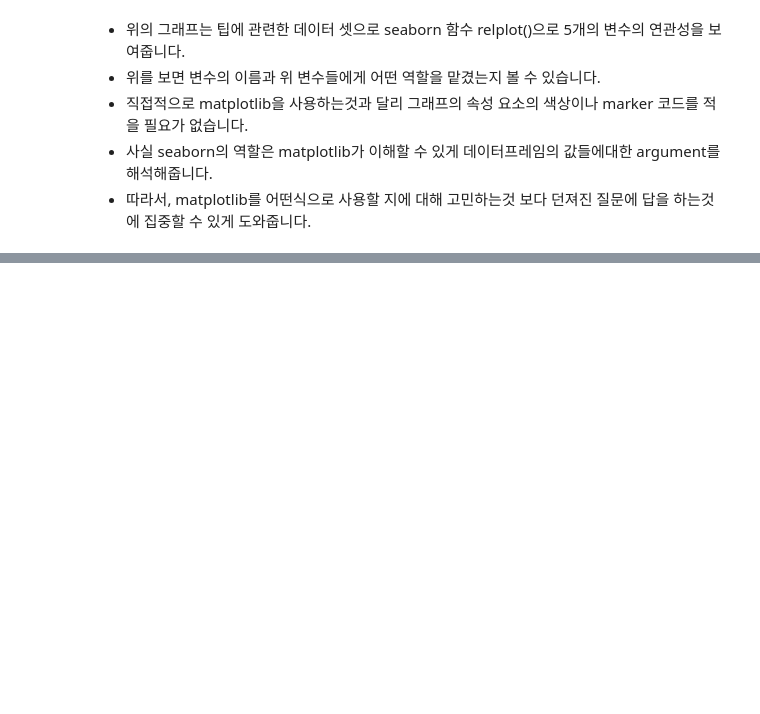
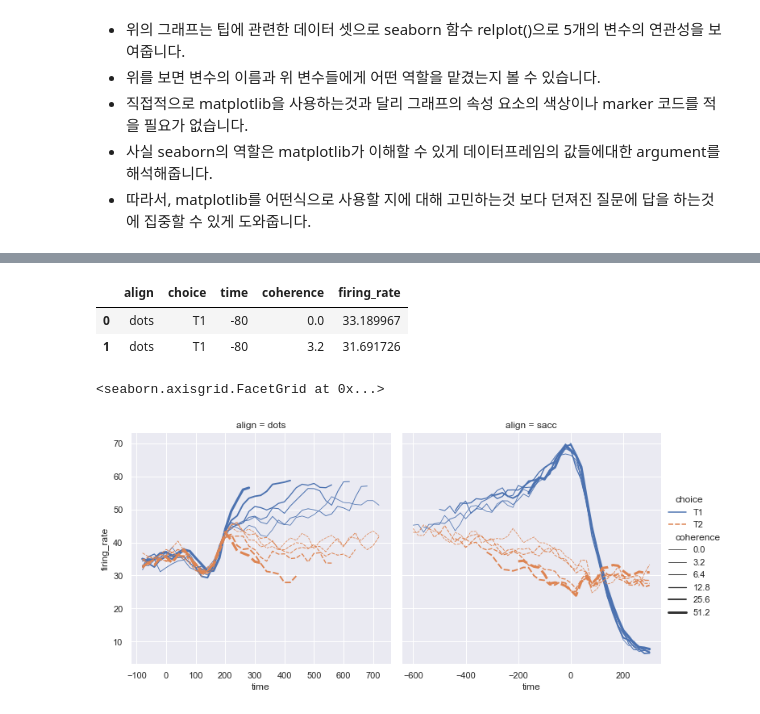
Before and after one commit to Daconic/Seaborn_tutorial_KOR, a Jupyter notebook: An introduction to seaborn .ipynb, the cells around one changed output, grey strips where cells are left out. Cells and saved outputs as stored; diff of their text form; code cells hidden in the pictures; blank space fills up the shorter version.

```diff
--- a/An introduction to seaborn .ipynb
+++ b/An introduction to seaborn .ipynb
@@ -68,0 +80,16 @@ sns.relplot(
+# %%
+dots.head(2)
+# %% [output]
+|  | align | choice | time | coherence | firing_rate |
+| 0 | dots | T1 | -80 | 0.0 | 33.189967 |
+| 1 | dots | T1 | -80 | 3.2 | 31.691726 |
+# %%
+dots = sns.load_dataset("dots")
+sns.relplot(
+    data=dots, kind="line",
+    x="time", y="firing_rate", col="align",
+    hue="choice", size="coherence", style="choice",
+    facet_kws=dict(sharex=False))
+# %% [output]
+<seaborn.axisgrid.FacetGrid at 0x...>
+[figure, added]
```
Also changed, not shown: parts of 7 cells of this notebook.
